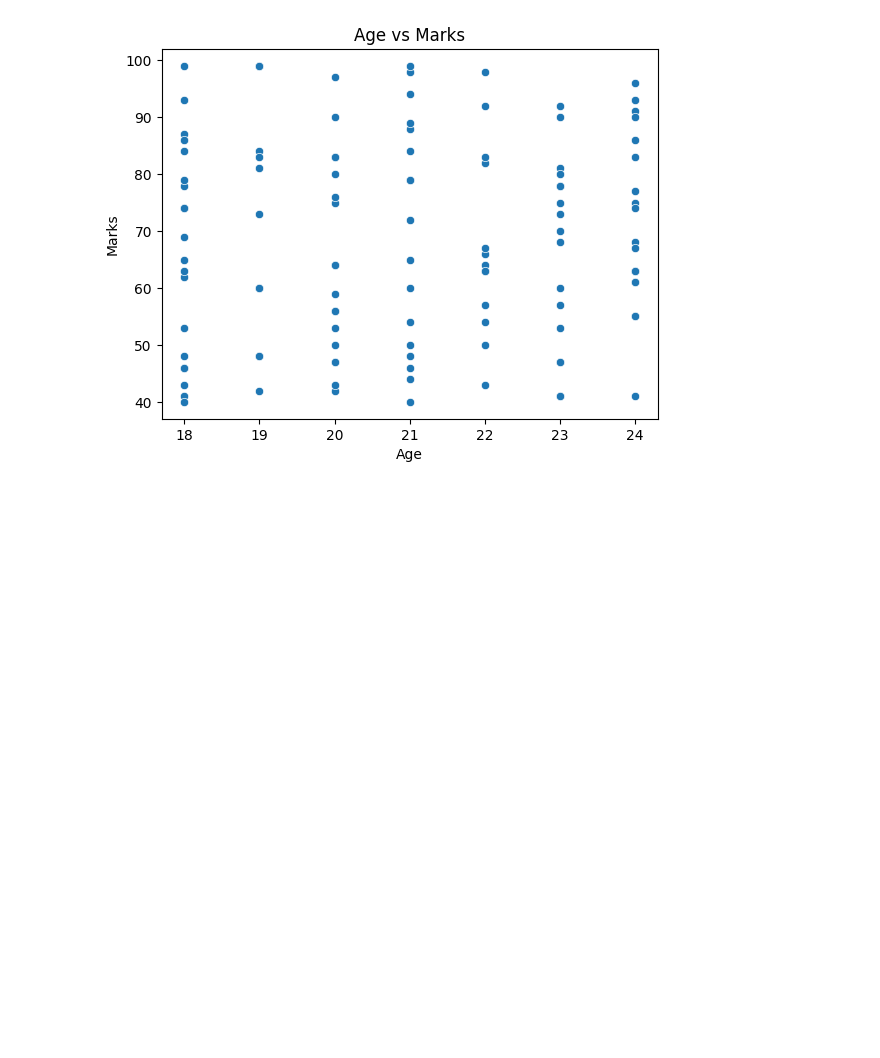
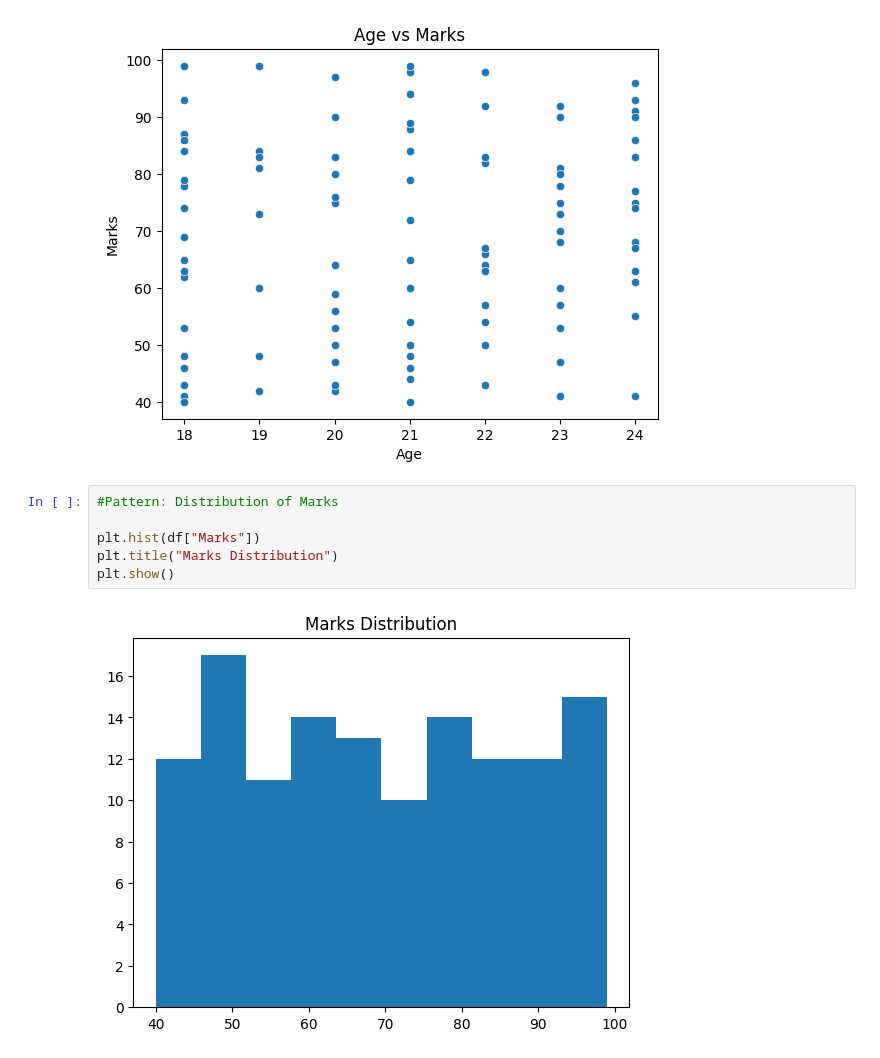
Before and after one commit to sakshi07bhosale/Data-Science, a Jupyter notebook: Exploratory Data Analysis/Day12/practice.ipynb, the cells around one changed output. Cells and saved outputs as stored; diff of their text form; blank space fills up the shorter version.

Commit message:
Pattern: Distribution of Marks

```diff
--- a/Exploratory Data Analysis/Day12/practice.ipynb
+++ b/Exploratory Data Analysis/Day12/practice.ipynb
@@ -62,3 +62,11 @@ plt.title("Age vs Marks")
 plt.show()
 # %% [output]
 [figure]
+# %%
+#Pattern: Distribution of Marks
+
+plt.hist(df["Marks"])
+plt.title("Marks Distribution")
+plt.show()
+# %% [output]
+[figure, added]
```
